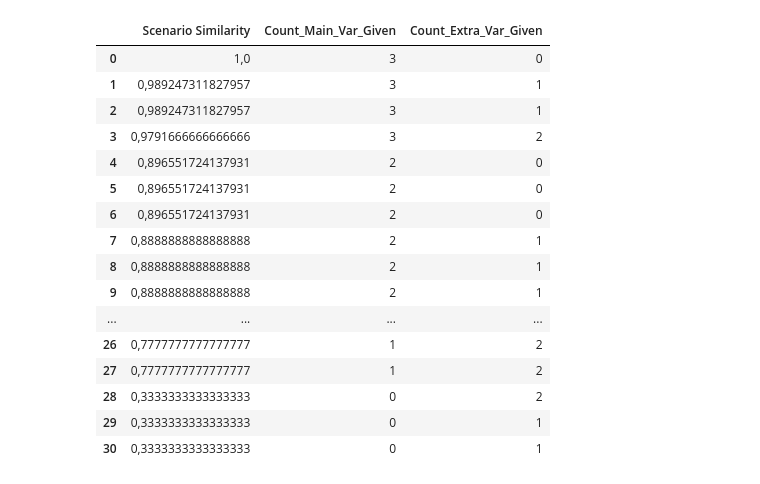
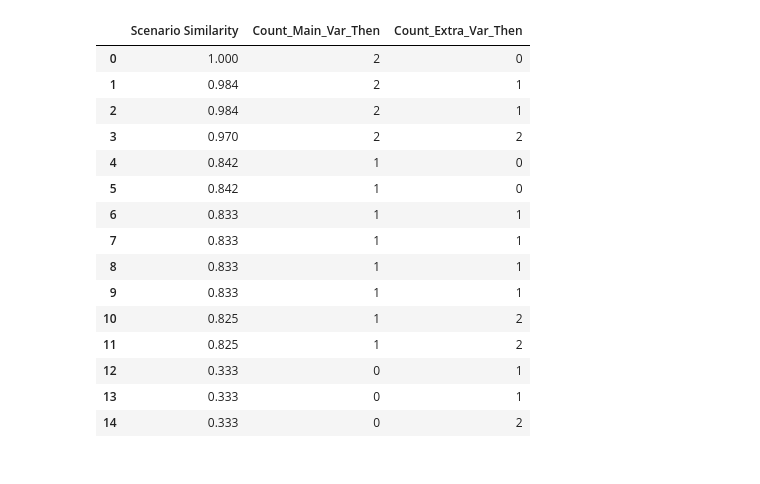
Before and after one commit to lucasvieira123/unexpected_scenario_handling_system, a Jupyter notebook: src/experiments/exploration2.ipynb, the cells around one changed output. Cells and saved outputs as stored; diff of their text form; code cells hidden in the pictures.

```diff
--- a/src/experiments/exploration.ipynb
+++ b/src/experiments/exploration2.ipynb
@@ -13,4 +15,4 @@ df = pd.read_csv(file_path, sep=';')
 # %%
 df.drop(columns=['Desired When DNF',
        'Shared When DNF', 'Penality When', 'Global Similarity When',
-       'Final Similarity When',"Desired Given DNF","Desired Then DNF","Shared Then DNF","Penality Then","Global Similarity Then","Final Similarity Then"], inplace=True)
+       'Final Similarity When',"Desired Given DNF","Desired Then DNF","Shared Given DNF","Penality Given","Global Similarity Given","Final Similarity Given"], inplace=True)
@@ -17,5 +38,5 @@ df.drop(columns=['Desired When DNF',
 # %%
-main_var = ["battery","satellite_count","wind_speed"]
+main_var = ["height","source_distance"]
 extra_var = ["a", "b"]
 
 def count_vars(column, vars_list):
@@ -28,5 +49,5 @@ def count_vars(column, vars_list):
     return column.apply(match_structure)
 
 # Criar colunas de contagem para 'Shared Given DNF' e 'Shared Then DNF'
-df['Count_Main_Var_Given'] = count_vars(df['Shared Given DNF'], main_var)
-df['Count_Extra_Var_Given'] = count_vars(df['Shared Given DNF'], extra_var)
+df['Count_Main_Var_Then'] = count_vars(df['Shared Then DNF'], main_var)
+df['Count_Extra_Var_Then'] = count_vars(df['Shared Then DNF'], extra_var)
@@ -33,22 +80,23 @@ df['Count_Extra_Var_Given'] = count_vars(df['Shared Given DNF'], extra_var)
+# %%
+df['Scenario Similarity']=df['Scenario Similarity'].round(3)
 # %%
-df=df[['Scenario Similarity', 'Count_Main_Var_Given',
-       'Count_Extra_Var_Given']]
+df=df[['Scenario Similarity','Count_Main_Var_Then',
+       'Count_Extra_Var_Then']]
 df
 # %% [output]
-|  | Scenario Similarity | Count_Main_Var_Given | Count_Extra_Var_Given |
-| 0 | 1,0 | 3 | 0 |
-| 1 | 0,989247311827957 | 3 | 1 |
-| 2 | 0,989247311827957 | 3 | 1 |
-| 3 | 0,9791666666666666 | 3 | 2 |
-| 4 | 0,896551724137931 | 2 | 0 |
-| 5 | 0,896551724137931 | 2 | 0 |
-| 6 | 0,896551724137931 | 2 | 0 |
-| 7 | 0,8888888888888888 | 2 | 1 |
-| 8 | 0,8888888888888888 | 2 | 1 |
-| 9 | 0,8888888888888888 | 2 | 1 |
-| ... | ... | ... | ... |
-| 26 | 0,7777777777777777 | 1 | 2 |
-| 27 | 0,7777777777777777 | 1 | 2 |
-| 28 | 0,3333333333333333 | 0 | 2 |
-| 29 | 0,3333333333333333 | 0 | 1 |
-| 30 | 0,3333333333333333 | 0 | 1 |
+|  | Scenario Similarity | Count_Main_Var_Then | Count_Extra_Var_Then |
+| 0 | 1.000 | 2 | 0 |
+| 1 | 0.984 | 2 | 1 |
+| 2 | 0.984 | 2 | 1 |
+| 3 | 0.970 | 2 | 2 |
+| 4 | 0.842 | 1 | 0 |
+| 5 | 0.842 | 1 | 0 |
+| 6 | 0.833 | 1 | 1 |
+| 7 | 0.833 | 1 | 1 |
+| 8 | 0.833 | 1 | 1 |
+| 9 | 0.833 | 1 | 1 |
+| 10 | 0.825 | 1 | 2 |
+| 11 | 0.825 | 1 | 2 |
+| 12 | 0.333 | 0 | 1 |
+| 13 | 0.333 | 0 | 1 |
+| 14 | 0.333 | 0 | 2 |
```
Also changed, not shown: parts of 19 cells of this notebook, 7 other files.
